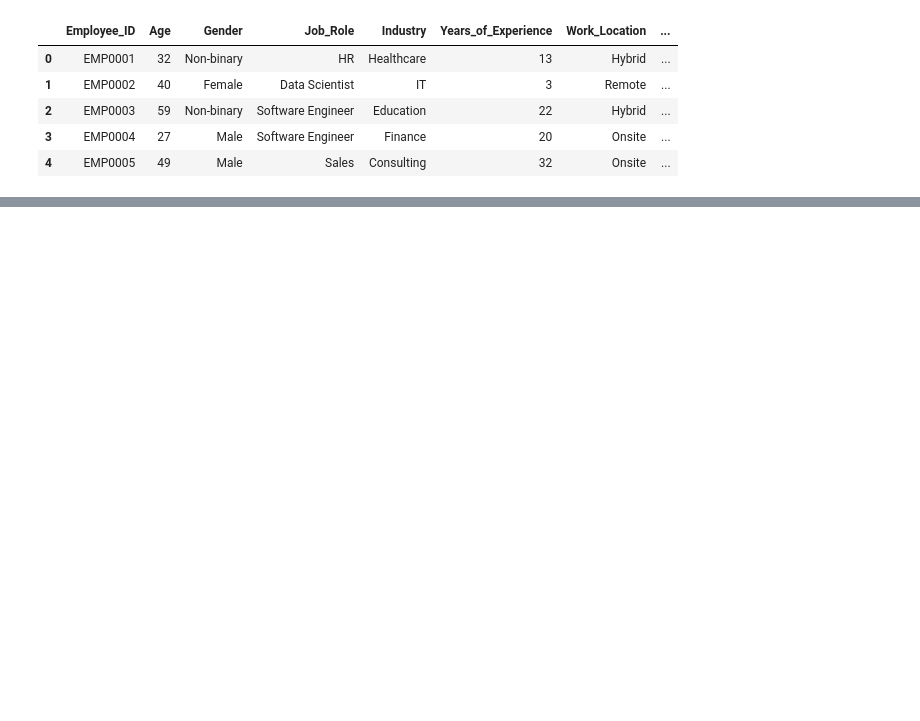
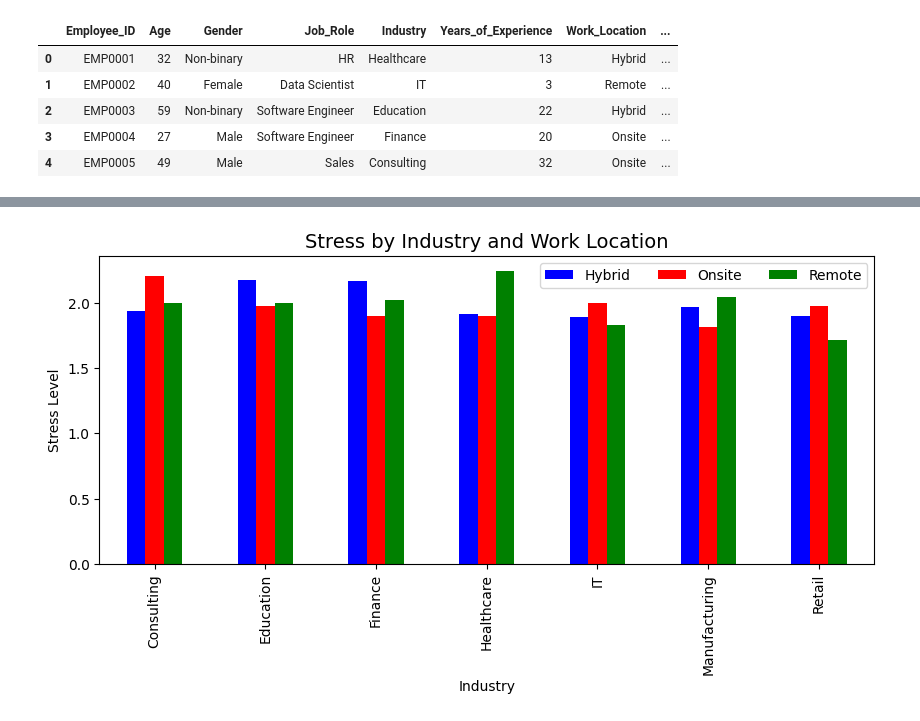
Before and after one commit to ErikaD88/Remote_Work_Mental_Health_Impact, a Jupyter notebook: project 1.ipynb, the cells around one changed output, grey strips where cells are left out. Saved outputs shown, nothing was run; the diff lists cells and outputs as text; code cells hidden in the pictures; blank space fills up the shorter version.

```diff
--- a/project 1.ipynb
+++ b/project 1.ipynb
@@ -53,4 +18,0 @@ plt.tight_layout()
-# %%
-remote_work = Path("Resources/remote_work.csv")
-remote_work_df = pd.read_csv(remote_work)
-remote_work_df.head()
@@ -94,0 +19,4 @@ plt.tight_layout()
+# %%
+NorthAmerica_df = remote_work_df[(remote_work_df["Region"] == "North America")] #create new dataframe with the "north America" filter
+NorthAmerica_df["Stress_Level"] = NorthAmerica_df["Stress_Level"].map({"Low": 1, "Medium": 2, "High": 3}) #map stress levels to numerical values
+NorthAmerica_df.head() #print new dataframe
@@ -94,0 +30,3 @@ plt.tight_layout()
+# %%
+Industry_Stress = NorthAmerica_df.groupby(["Industry", "Work_Location"])["Stress_Level"].mean().round(2).unstack() #filter data into new dataframe , round to 2 places and unstack
+Industry_Stress.head(10)
@@ -94,0 +43,9 @@ plt.tight_layout()
+# %%
+chart = Industry_Stress.plot(color=["Blue", "Red", "Green"], kind="bar", figsize=(10,4))
+chart.set_xlabel("Industry")
+chart.set_ylabel("Stress Level")
+plt.title("Stress by Industry and Work Location", fontsize=14)
+plt.legend(loc="upper right", ncol = 3)
+plt.show()
+# %% [output]
+[figure, added]
```
Also changed, not shown: parts of 13 cells of this notebook.
